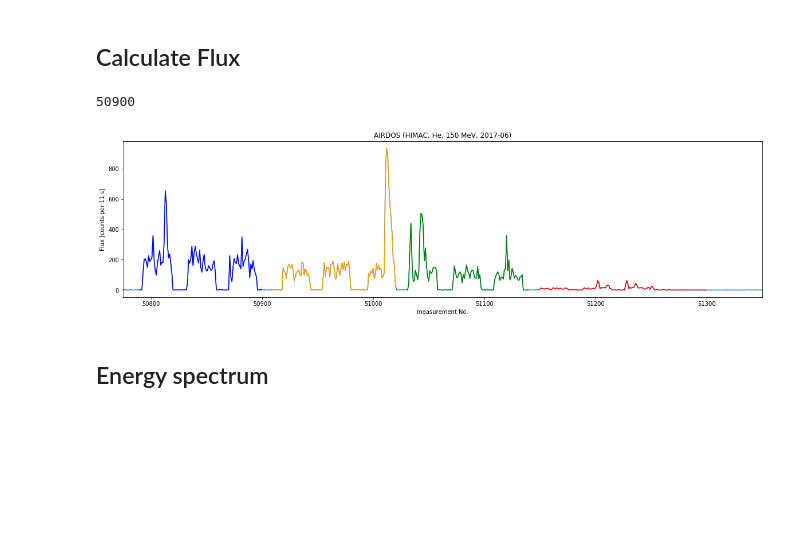
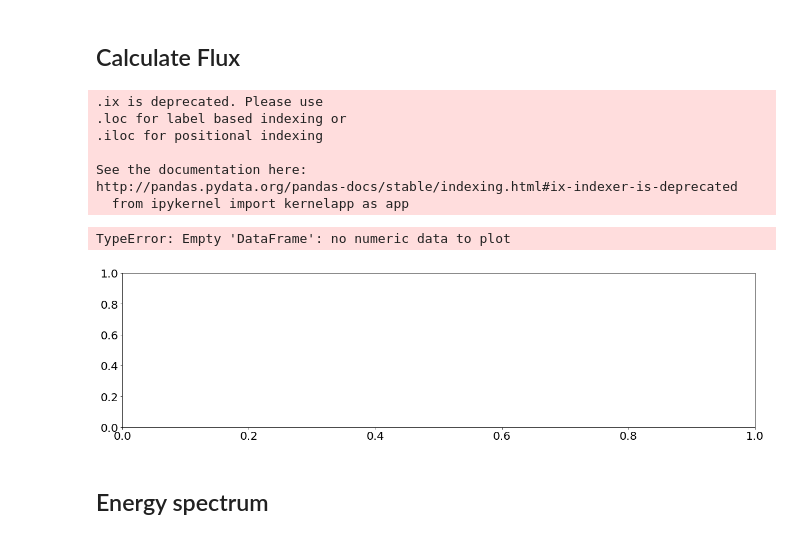
Before and after one commit to ODZ-UJF-AV-CR/AIRDOS-parser, a Jupyter notebook: AIRDOS_calibration.ipynb, the cells around one changed output. Saved outputs shown, nothing was run; the diff lists cells and outputs as text; code cells hidden in the pictures; blank space fills up the shorter version.

```diff
--- a/AIRDOS_calibration.ipynb
+++ b/AIRDOS_calibration.ipynb
@@ -93,39 +99,46 @@ TypeError: Empty 'DataFrame': no numeric data to plot
 # %%
 rc = df.loc[df[0]=='$CANDY']
 rc.reset_index(drop=True, inplace=True)
 
 rc = rc.apply(pd.to_numeric, errors='coerce')
 
 #rc.to_csv('ble.txt')
 
 #rc['sum'] = rc[range(24,544)].sum(axis=1)
 rc['sum'] = rc[range(22,544)].sum(axis=1)
 #rc['sum']
 
 plt.figure(figsize=(20,5))
 
 #rc['sum'].plot()
 rc.ix[50775:51350,'sum'].plot()
 
 #plt.ylim([0,20])
-e1 = [50790,50900]
-e2 = [50910,51020]
-e3 = [51030,51140]
-e4 = [51150,51300]
+e1 = [0,10]
+e2 = [0,0]
+e3 = [0,0]
+e4 = [0,0]
 
 rc.ix[e1[0]:e1[1],'sum'].plot(c='b')
 rc.ix[e2[0]:e2[1],'sum'].plot(c='orange')
 rc.ix[e3[0]:e3[1],'sum'].plot(c='g')
 rc.ix[e4[0]:e4[1],'sum'].plot(c='r')
 
 plt.title('AIRDOS (HIMAC, He, 150 MeV, 2017-06)')
 plt.xlabel('measurement No.')
 plt.ylabel('Flux [counts per 11 s]')
 
 print e1[1]
 # %% [output]
-50900
+.ix is deprecated. Please use
+.loc for label based indexing or
+.iloc for positional indexing
+
+See the documentation here:
+http://pandas.pydata.org/pandas-docs/stable/indexing.html#ix-indexer-is-deprecated
+  from ipykernel import kernelapp as app
+TypeError: Empty 'DataFrame': no numeric data to plot
-[figure, old version]
+[figure, new version]
 # %% [markdown]
 ## Energy spectrum
 # %%
```
Also changed, not shown: parts of 1 cell of this notebook, 3 other files.
